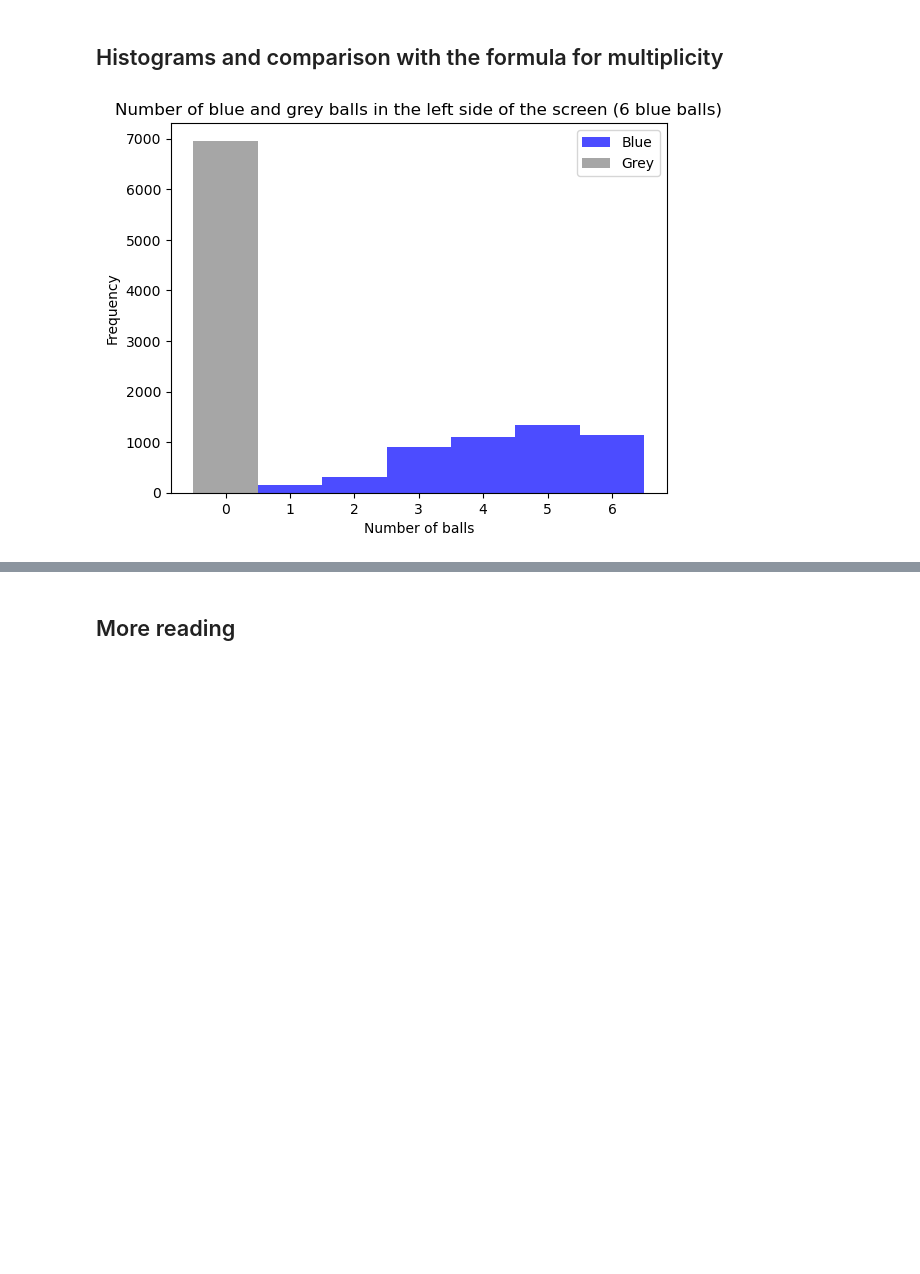
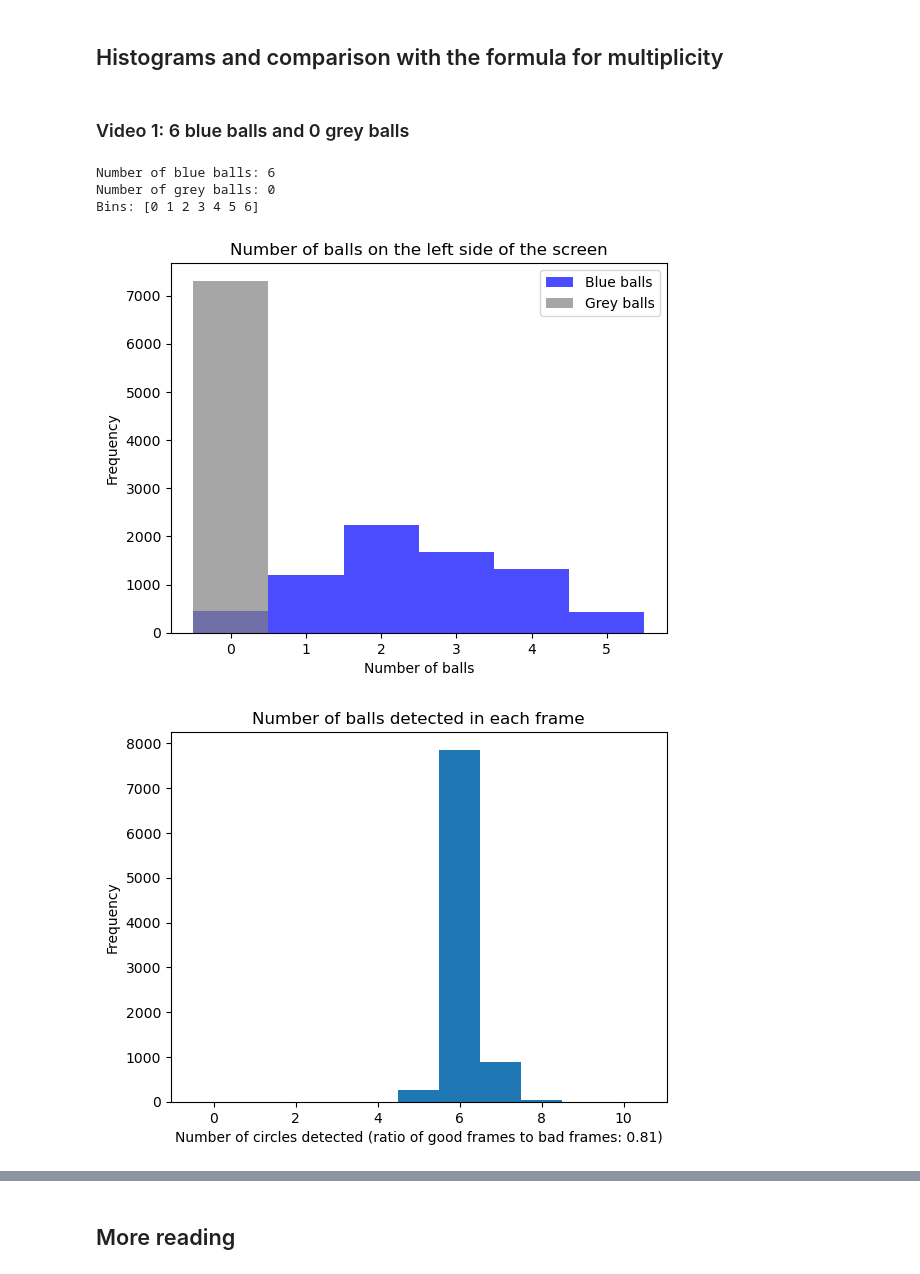
Before and after one commit to Focus9752/termo-lab, a Jupyter notebook: Den Anden Lov/Kattebolde_tælleren.ipynb, the cells around one changed output, grey strips where cells are left out. Drawn from its saved outputs; the diff is of its cells as text; code cells hidden in the pictures; blank space fills up the shorter version.

```diff
--- a/Den Anden Lov/Kattebolde_tælleren.ipynb
+++ b/Den Anden Lov/Kattebolde_tælleren.ipynb
@@ -253,18 +317,43 @@ Good frames:  6960 of 9043 . Ratio:  0.7696560875815548
-# %%
-# Read data from saved file(s)
-data = np.load('6_blå_bolde.npz')
-blue_in_left_6_b = data['blue_in_left']
-grey_in_left_6_b = data['grey_in_left']
-c_count_6_b = data['c_count']
+# %%
+# Read data from saved file(s) and plot histogram
+
+def hist_visualization(num_blue_balls, num_grey_balls, title1, title2):
+    file = str(num_blue_balls) + '_b_' + str(num_grey_balls) + '_g.npy'
+    data = np.load(file, allow_pickle=True).item()
+    blue_in_left = data['blue_in_left']
+    grey_in_left = data['grey_in_left']
+    print('Number of blue balls:', num_blue_balls)
+    print('Number of grey balls:', num_grey_balls)
+    c_count = data['c_count']
+    counter = data['counter']
+    num_frames = data['num_frames']
+    # Plot histogram for the balls
+    bins = np.arange(0, max(num_blue_balls, num_grey_balls) + 1)
+    print('Bins:', bins)
+    # plt.hist([blue_in_left, grey_in_left], bins=(max(max(blue_in_left), max(grey_in_left)) + 1), stacked=True, color=['blue', 'grey'], label=['Blue balls', 'Grey balls'], alpha=0.7)
+    plt.hist(blue_in_left, bins=bins, color='blue', alpha=0.7, label='Blue balls', align='left')
+    plt.hist(grey_in_left, bins=bins, color='grey', alpha=0.7, label='Grey balls', align='left')
+    plt.xlabel("Number of balls")
+    plt.ylabel("Frequency")
+    plt.title(title1)
+    plt.legend()
+    plt.show()
+
+    # Plot histogram for the number of circles detected in each frame
+    plt.hist(c_count, bins=np.arange(0, 2*(max(blue_in_left) + max(grey_in_left)))-0.5)
+    plt.xlabel('Number of circles detected (ratio of good frames to bad frames: {:.2f})'.format(counter/num_frames))
+    plt.ylabel('Frequency')
+    plt.title(title2)
+    plt.show()
 # %% [markdown]
 <h2>Histograms and comparison with the formula for multiplicity
-# %%
-# Plot a histogram showing the amount of blue and grey balls in the left side of the screen
-plt.hist([blue_in_left, grey_in_left], bins=np.arange(0, 8)-0.5, stacked=True, color=['blue', 'grey'], label=['Blue', 'Grey'], alpha=0.7)
-plt.xlabel('Number of balls')
-plt.ylabel('Frequency')
-plt.title('Number of blue and grey balls in the left side of the screen (6 blue balls)')
-plt.legend()
-plt.show()
-# %% [output]
-[figure, removed]
+# %% [markdown]
+### Video 1: 6 blue balls and 0 grey balls
+# %%
+hist_visualization(6, 0, 'Number of balls on the left side of the screen', 'Number of balls detected in each frame')
+# %% [output]
+Number of blue balls: 6
+Number of grey balls: 0
+Bins: [0 1 2 3 4 5 6]
+[figure, added]
+[figure, added]
```
Also changed, not shown: parts of 12 cells of this notebook, 5 other files.
